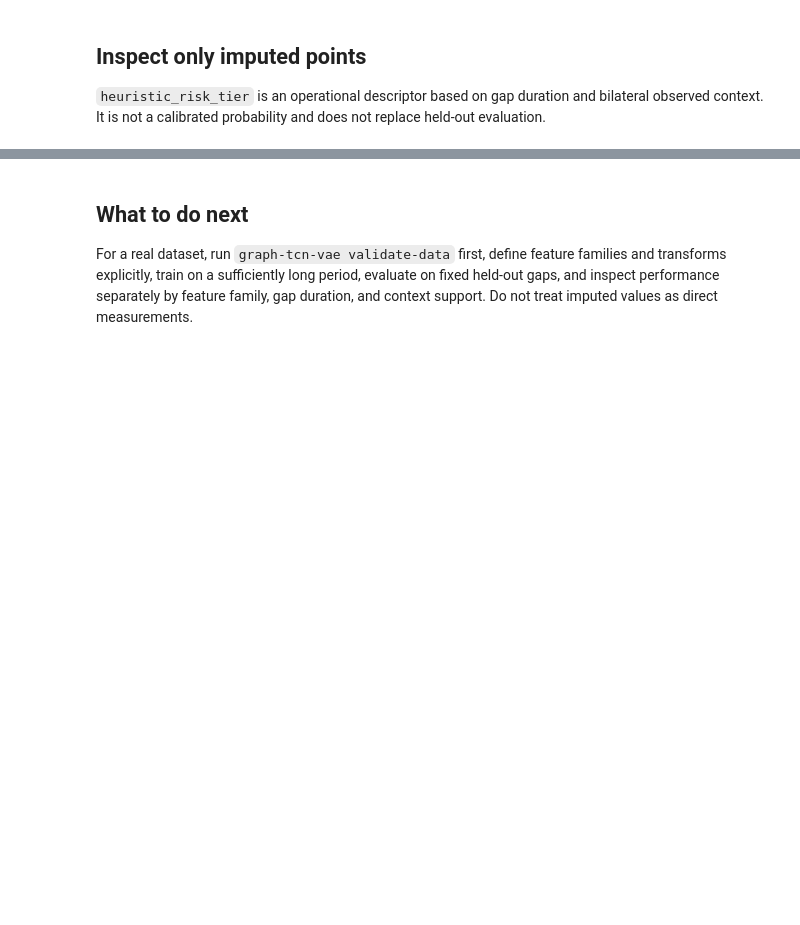
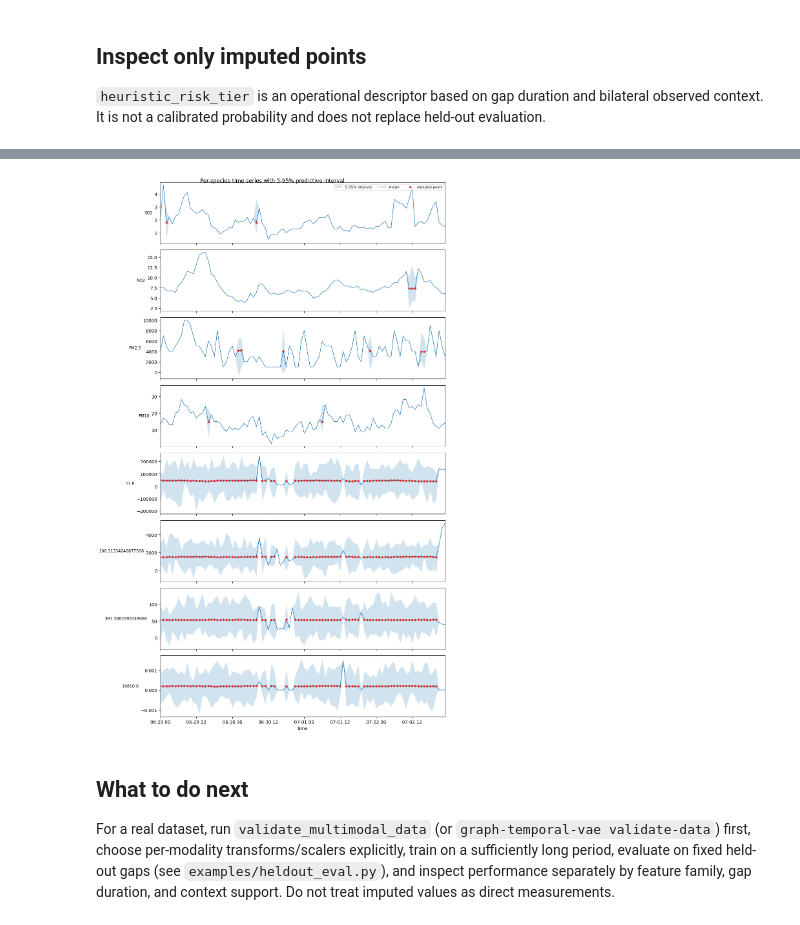
Before and after one commit to JoalLee/graph-temporal-vae, a Jupyter notebook: examples/nanzi_demo_workflow.ipynb, the cells around one changed output, grey strips where cells are left out. Drawn from its saved outputs; the diff is of its cells as text; code cells hidden in the pictures; blank space fills up the shorter version.

```diff
--- a/examples/nanzi_demo_workflow.ipynb
+++ b/examples/nanzi_demo_workflow.ipynb
@@ -23,4 +41,13 @@ DATA
 # %%
 raw = pd.read_csv(DATA, parse_dates=['time'])
+
+CHEM_COLS = ['SO2', 'NO2', 'PM2.5', 'PM10']
+PSD_COLS = ['11.8', '100.31334240877506', '491.3882093149086', '19810.0']
+MET_COLS = ['AT', 'RH', 'BLH', 'hour_sin', 'hour_cos']
+
+chemistry = raw[['time', *CHEM_COLS]]
+psd = raw[['time', *PSD_COLS]]
+meteorology = raw[['time', *MET_COLS]]
+
 display(raw.head())
 display(raw.isna().mean().sort_values(ascending=False).rename('missing_fraction').to_frame())
@@ -129,4 +261,34 @@ display(
+# %%
+import matplotlib.pyplot as plt
+
+plot_data = result.copy()
+plot_data['timestamp'] = pd.to_datetime(plot_data['timestamp'])
+features = list(plot_data['feature'].unique())
+
+fig, axes = plt.subplots(len(features), 1, figsize=(11, 2.2 * len(features)), sharex=True)
+for ax, feature in zip(axes, features):
+    series = plot_data[plot_data['feature'] == feature].sort_values('timestamp')
+    ax.fill_between(
+        series['timestamp'], series['q05'], series['q95'],
+        color='tab:blue', alpha=0.2, linewidth=0, label='5-95% interval',
+    )
+    ax.plot(series['timestamp'], series['imputed_mean'], color='tab:blue', linewidth=1, label='mean')
+    imputed = series[series['is_imputed']]
+    ax.scatter(
+        imputed['timestamp'], imputed['imputed_mean'],
+        color='tab:red', s=14, zorder=3, label='imputed point',
+    )
+    ax.set_ylabel(feature, rotation=0, ha='right', va='center', fontsize=9)
+    ax.margins(x=0)
+
+axes[0].legend(loc='upper right', fontsize=8, ncol=3)
+axes[-1].set_xlabel('time')
+fig.suptitle('Per-species time series with 5-95% predictive interval')
+fig.tight_layout()
+plt.show()
+# %% [output]
+[figure, added]
 # %% [markdown]
 ## What to do next
 
-For a real dataset, run `graph-tcn-vae validate-data` first, define feature families and transforms explicitly, train on a sufficiently long period, evaluate on fixed held-out gaps, and inspect performance separately by feature family, gap duration, and context support. Do not treat imputed values as direct measurements.
+For a real dataset, run `validate_multimodal_data` (or `graph-temporal-vae validate-data`) first, choose per-modality transforms/scalers explicitly, train on a sufficiently long period, evaluate on fixed held-out gaps (see `examples/heldout_eval.py`), and inspect performance separately by feature family, gap duration, and context support. Do not treat imputed values as direct measurements.
```
Also changed, not shown: parts of 16 cells of this notebook, 49 other files.
